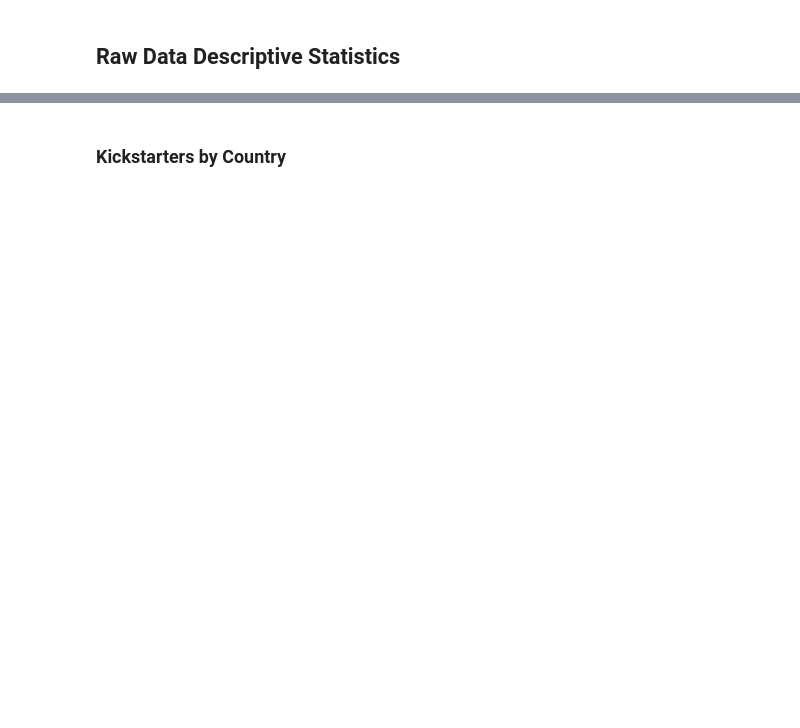
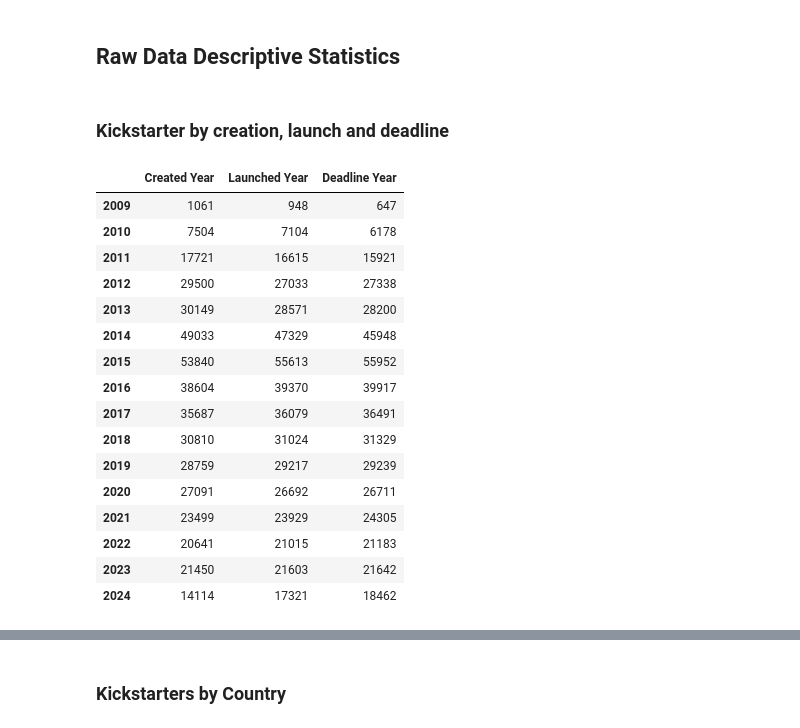
Before and after one commit to sahilpatil98/kickstarter-JMP, a Jupyter notebook: data-analysis/descriptive_statistics.ipynb, the cells around one changed output, grey strips where cells are left out. Saved outputs shown, nothing was run; the diff lists cells and outputs as text; code cells hidden in the pictures; blank space fills up the shorter version.

```diff
--- a/data-analysis/descriptive_statistics.ipynb
+++ b/data-analysis/descriptive_statistics.ipynb
@@ -41,2 +60,35 @@ print(data.columns.tolist())
 # %% [markdown]
 ## Raw Data Descriptive Statistics
+# %% [markdown]
+### Kickstarter by creation, launch and deadline
+# %%
+# Show statistics of data by created year, launched year, and deadline year
+data['created_at'] = pd.to_datetime(data['created_at'], unit='s')
+data['launched_at'] = pd.to_datetime(data['launched_at'], unit='s')
+data['deadline'] = pd.to_datetime(data['deadline'], unit='s')
+
+data['created_year'] = data['created_at'].dt.year
+data['launched_year'] = data['launched_at'].dt.year
+data['deadline_year'] = data['deadline'].dt.year
+
+# Show in one dataframe
+years = pd.concat([data['created_year'].value_counts(), data['launched_year'].value_counts(), data['deadline_year'].value_counts()], axis = 1, keys=['Created Year', 'Launched Year', 'Deadline Year'])
+years.sort_index()
+# %% [output]
+|  | Created Year | Launched Year | Deadline Year |
+| 2009 | 1061 | 948 | 647 |
+| 2010 | 7504 | 7104 | 6178 |
+| 2011 | 17721 | 16615 | 15921 |
+| 2012 | 29500 | 27033 | 27338 |
+| 2013 | 30149 | 28571 | 28200 |
+| 2014 | 49033 | 47329 | 45948 |
+| 2015 | 53840 | 55613 | 55952 |
+| 2016 | 38604 | 39370 | 39917 |
+| 2017 | 35687 | 36079 | 36491 |
+| 2018 | 30810 | 31024 | 31329 |
+| 2019 | 28759 | 29217 | 29239 |
+| 2020 | 27091 | 26692 | 26711 |
+| 2021 | 23499 | 23929 | 24305 |
+| 2022 | 20641 | 21015 | 21183 |
+| 2023 | 21450 | 21603 | 21642 |
+| 2024 | 14114 | 17321 | 18462 |
```
Also changed, not shown: parts of 16 cells of this notebook.
